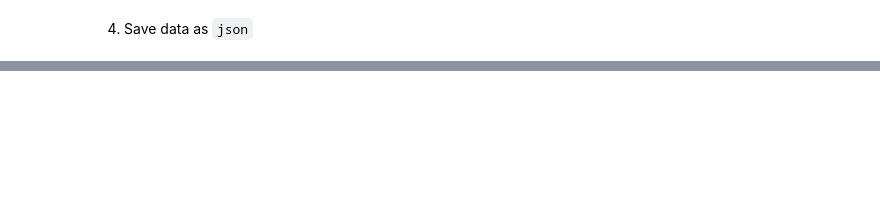
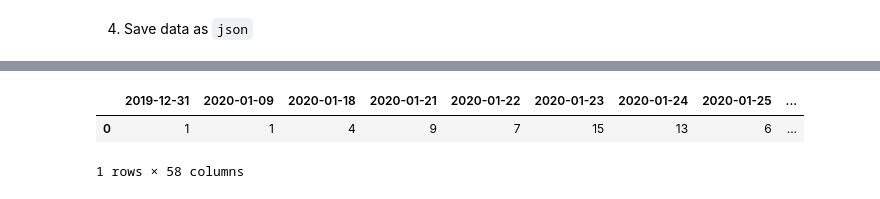
Before and after one commit to fznsakib/covidology, a Jupyter notebook: news.ipynb, the cells around one changed output, grey strips where cells are left out. Drawn from its saved outputs; the diff is of its cells as text; code cells hidden in the pictures; blank space fills up the shorter version.

```diff
--- a/news.ipynb
+++ b/news.ipynb
@@ -127,0 +132,20 @@ df.T
+# %%
+date_frequencies = {}
+
+for id in processed_content:
+    entry = processed_content[id]
+    date_published = entry['date_published'][:10]
+#     date_published = pd.to_datetime(date_published, format='%Y-%m-%d')
+
+    if date_published not in date_frequencies.keys():
+        date_frequencies[date_published] = 1
+    else:
+        date_frequencies[date_published] += 1
+# %%
+df = pd.DataFrame(date_frequencies, index=[0])
+
+df
+# %% [output]
+|  | 2019-12-31 | 2020-01-09 | 2020-01-18 | 2020-01-21 | 2020-01-22 | 2020-01-23 | 2020-01-24 | 2020-01-25 | ... |
+| 0 | 1 | 1 | 4 | 9 | 7 | 15 | 13 | 6 | ... |
+1 rows × 58 columns
```
Also changed, not shown: parts of 4 cells of this notebook.
